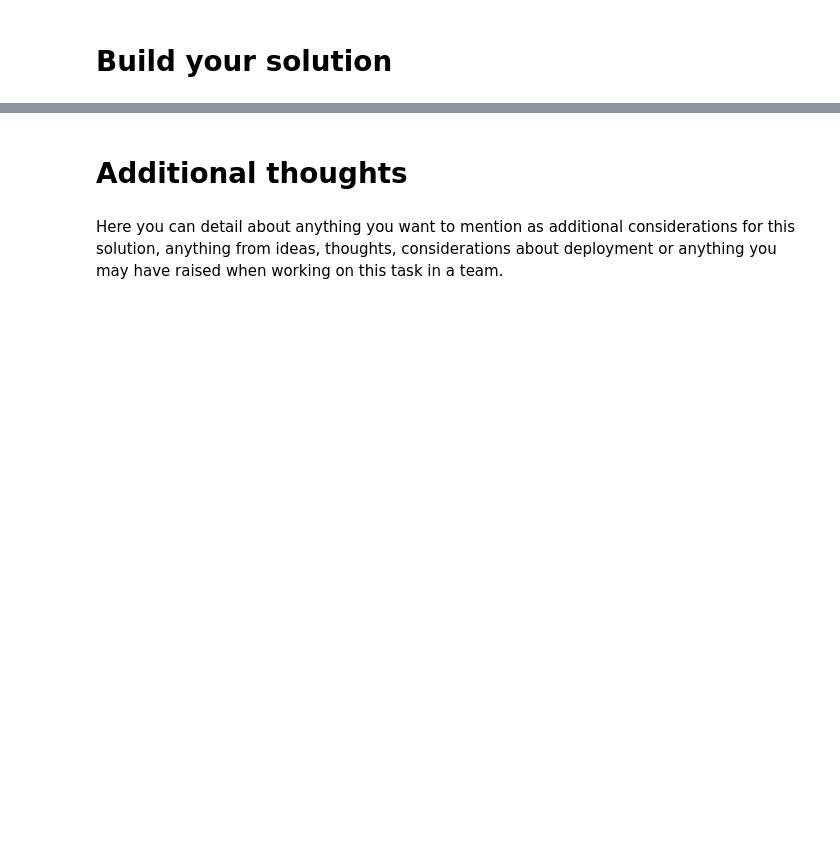
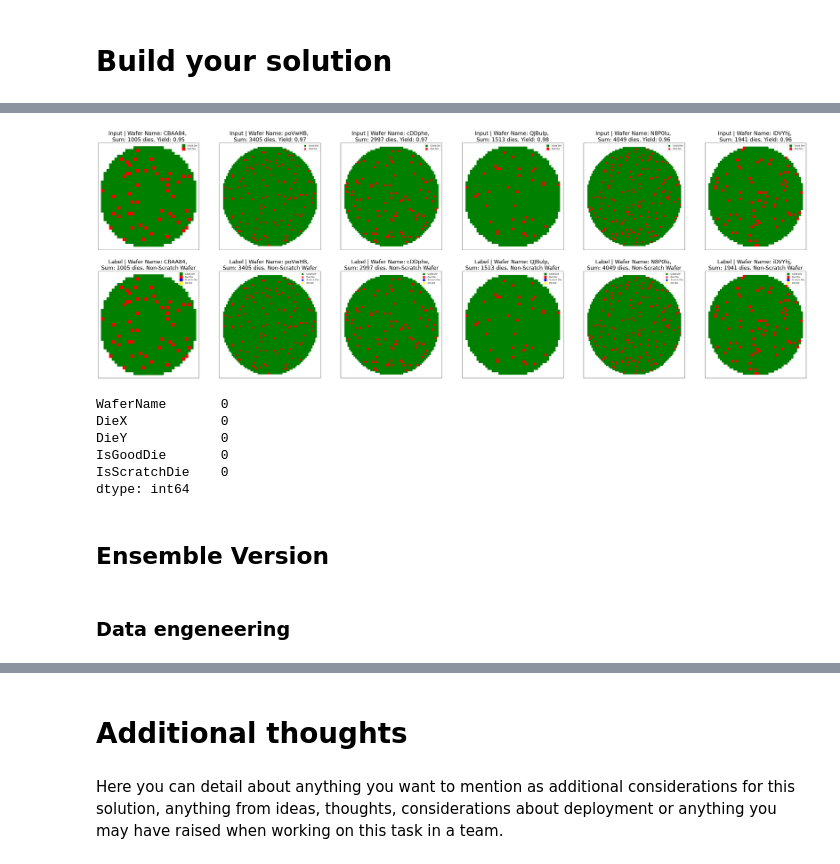
Before and after one commit to alex-shvachko/WaferScratchDetection, a Jupyter notebook: scratch_detection_assignment.ipynb, the cells around one changed output, grey strips where cells are left out. Cells and saved outputs as stored; diff of their text form; code cells hidden in the pictures; blank space fills up the shorter version.

```diff
--- a/scratch_detection_assignment.ipynb
+++ b/scratch_detection_assignment.ipynb
@@ -218,0 +246,28 @@ plot_wafer_maps(list_sample_test, figsize = 8, labels = False)
+# %%
+np.random.seed(42)
+
+# Want to check all wafers without scratches
+scratch_counts = df_wafers.groupby('WaferName')['IsScratchDie'].sum()
+no_scratch_wafers = scratch_counts[scratch_counts == 0].index.tolist()
+
+
+selected = np.random.choice(no_scratch_wafers, size=6, replace=False)
+
+wafer_df_list = [df_wafers[df_wafers['WaferName'] == w] for w in selected]
+
+# vizualize
+plot_wafer_maps(wafer_df_list, figsize=8, labels=True)
+# %% [output]
+[figure, added]
+# %%
+missing_counts = df_wafers.isnull().sum()
+print(missing_counts)
+# %% [output]
+WaferName       0
+DieX            0
+DieY            0
+IsGoodDie       0
+IsScratchDie    0
+dtype: int64
+# %% [markdown]
+## Ensemble Version
@@ -218,0 +301,2 @@ plot_wafer_maps(list_sample_test, figsize = 8, labels = False)
+# %% [markdown]
+### Data engeneering
```
Also changed, not shown: parts of 37 cells of this notebook, 3 other files.
